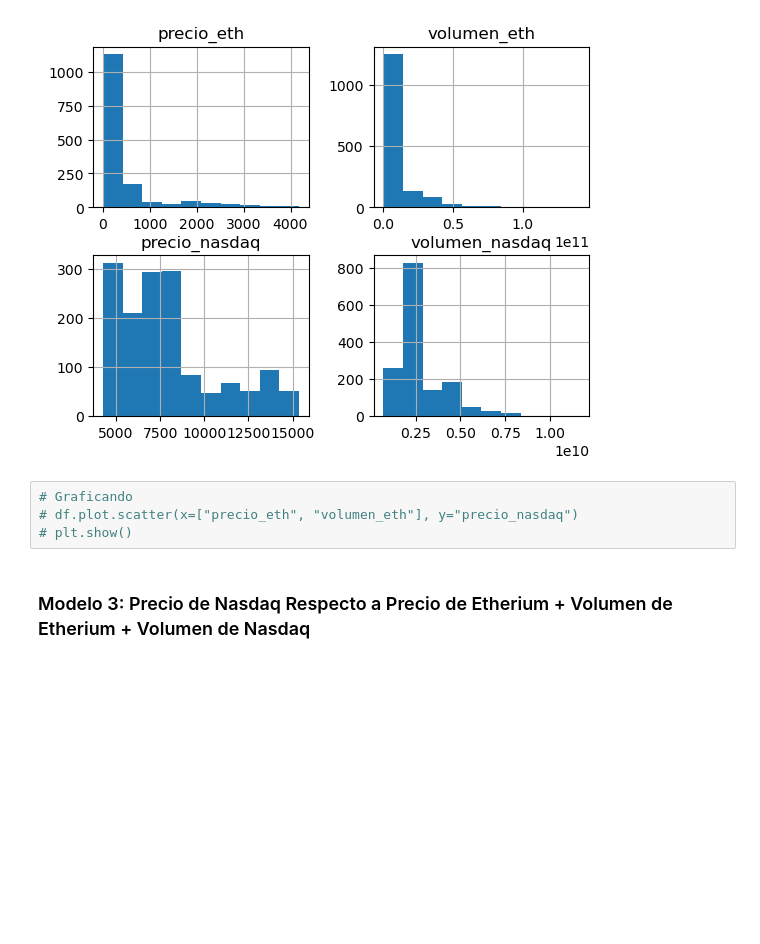
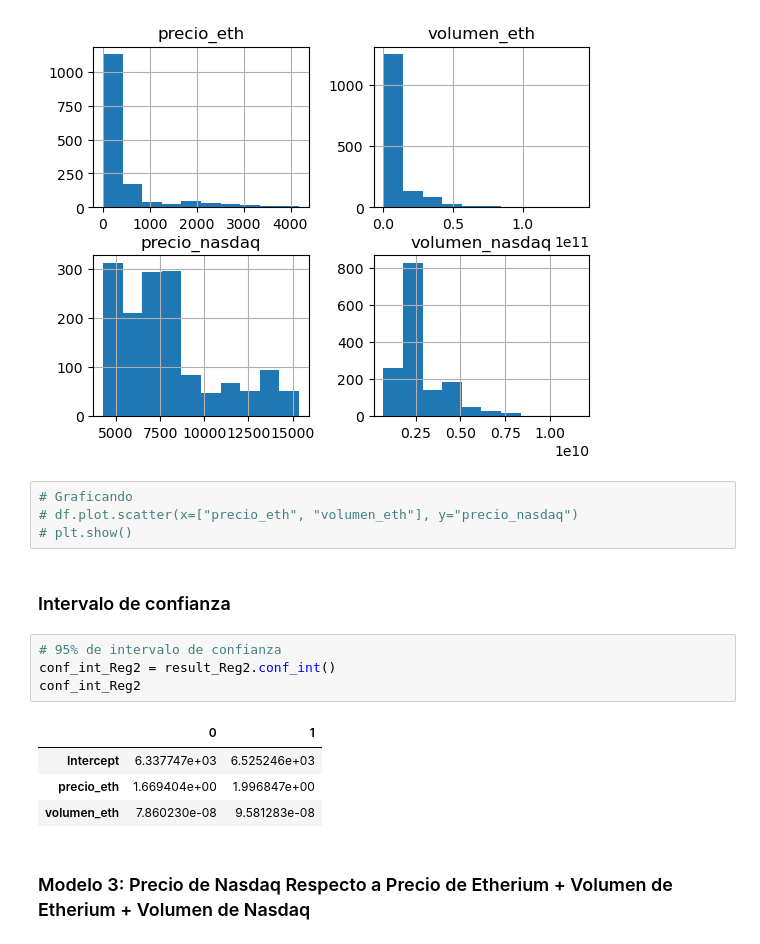
Before and after one commit to byKriz/Tesis-UCAB---Calculos, a Jupyter notebook: calculos.ipynb, the cells around one changed output. Saved outputs shown, nothing was run; the diff lists cells and outputs as text; blank space fills up the shorter version.

```diff
--- a/calculos.ipynb
+++ b/calculos.ipynb
@@ -323,6 +333,17 @@ plt.show()
 # Graficando
 # df.plot.scatter(x=["precio_eth", "volumen_eth"], y="precio_nasdaq")
 # plt.show()
+# %% [markdown]
+### Intervalo de confianza
+# %%
+# 95% de intervalo de confianza
+conf_int_Reg2 = result_Reg2.conf_int()
+conf_int_Reg2
+# %% [output]
+|  | 0 | 1 |
+| Intercept | 6.337747e+03 | 6.525246e+03 |
+| precio_eth | 1.669404e+00 | 1.996847e+00 |
+| volumen_eth | 7.860230e-08 | 9.581283e-08 |
 # %% [markdown]
 ### Modelo 3: Precio de Nasdaq Respecto a Precio de Etherium + Volumen de Etherium + Volumen de Nasdaq
 # %%
```
Also changed, not shown: parts of 10 cells of this notebook, 1 other file.
